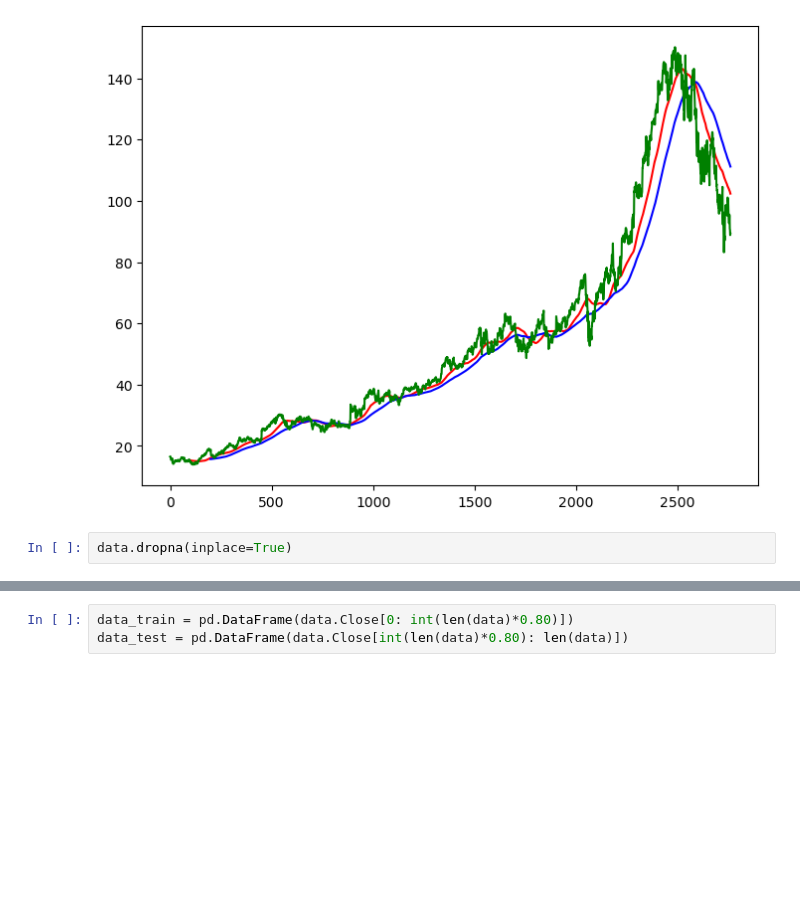
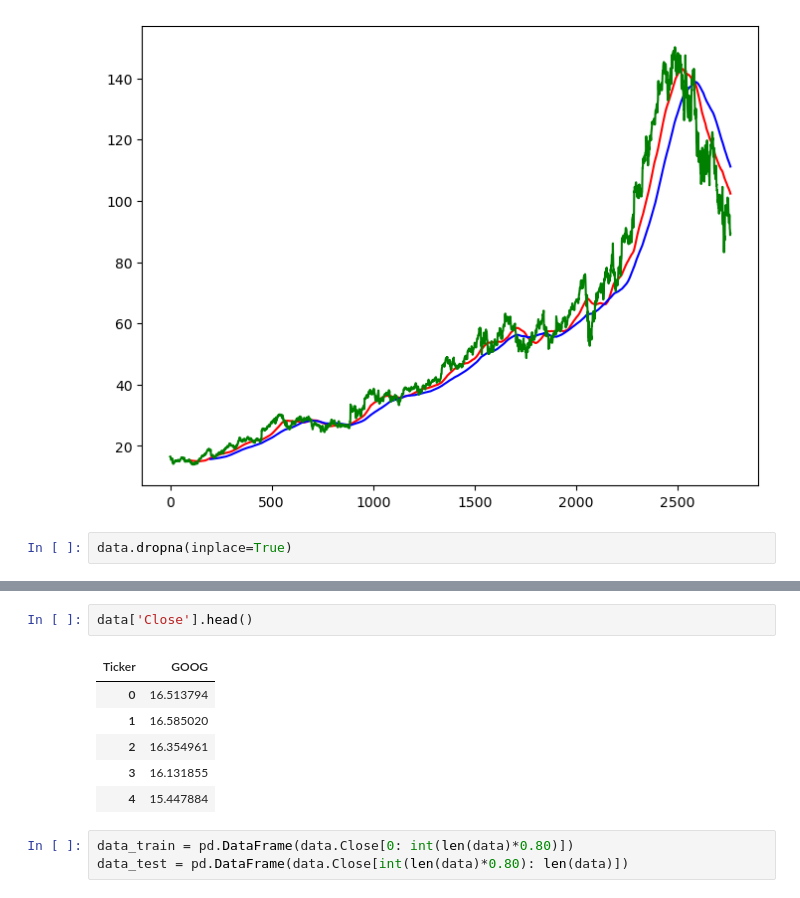
Before and after one commit to AzizuAhmad/AIEngineer, a Jupyter notebook: DataScienceProject/PredictStockPrice/main.ipynb, the cells around one changed output, grey strips where cells are left out. Cells and saved outputs as stored; diff of their text form; blank space fills up the shorter version.

```diff
--- a/DataScienceProject/PredictStockPrice/main.ipynb
+++ b/DataScienceProject/PredictStockPrice/main.ipynb
@@ -94,6 +96,15 @@ Low     GOOG      0
 Open    GOOG      0
 Volume  GOOG      0
 dtype: int64
+# %%
+data['Close'].head()
+# %% [output]
+| Ticker | GOOG |
+| 0 | 16.513794 |
+| 1 | 16.585020 |
+| 2 | 16.354961 |
+| 3 | 16.131855 |
+| 4 | 15.447884 |
 # %%
 data_train = pd.DataFrame(data.Close[0: int(len(data)*0.80)])
 data_test = pd.DataFrame(data.Close[int(len(data)*0.80): len(data)])
```
Also changed, not shown: parts of 24 cells of this notebook, 5 other files.
